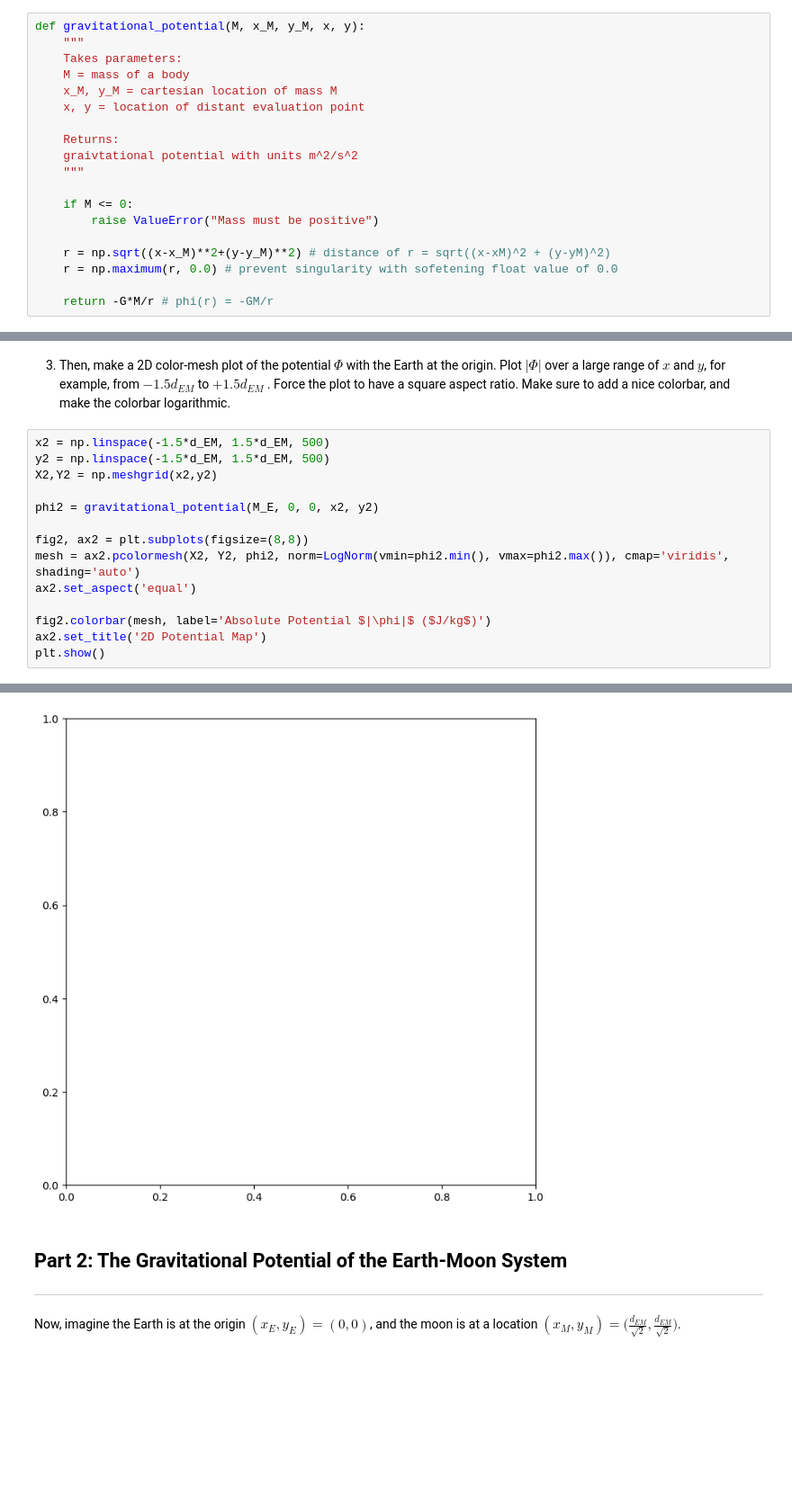
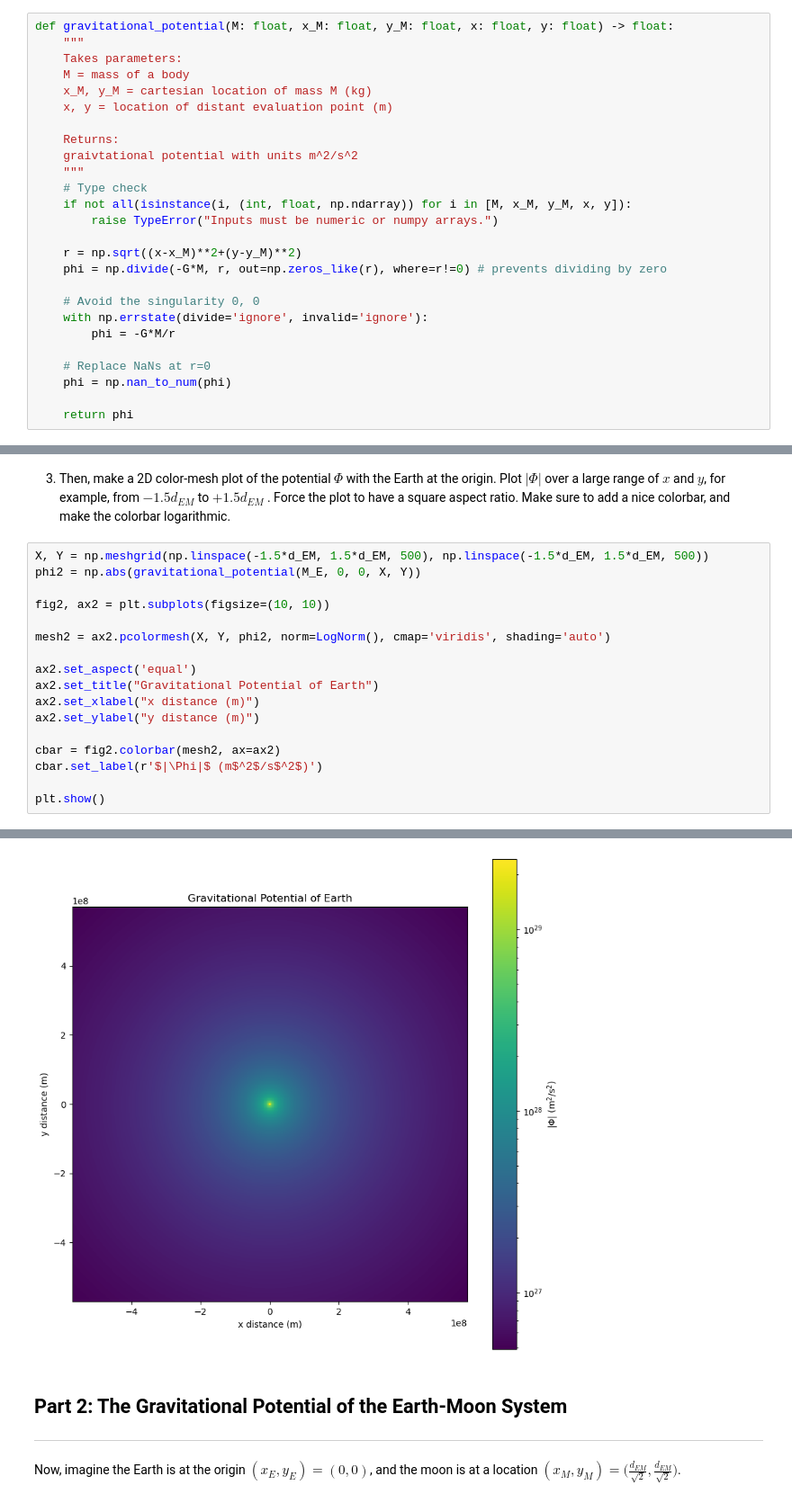
Before and after one commit to tliou1/PHYS265-spring26, a Jupyter notebook: Lab1/lab1.ipynb, the cells around one changed output, grey strips where cells are left out. Shown at 90% size. Cells and saved outputs as stored; diff of their text form; blank space fills up the shorter version.

```diff
--- a/Lab1/lab1.ipynb
+++ b/Lab1/lab1.ipynb
@@ -71,24 +79,31 @@ a point particle, but in which case, be careful! For in that approximation, the
 contains a singularity. In our function, use all modern best practices for coding.
 E.g. type hints, type checks, pre and post conditions, doc strings, etc.
 # %%
-def gravitational_potential(M, x_M, y_M, x, y):
+def gravitational_potential(M: float, x_M: float, y_M: float, x: float, y: float) -> float:
     """
     Takes parameters:
     M = mass of a body
-    x_M, y_M = cartesian location of mass M
-    x, y = location of distant evaluation point
+    x_M, y_M = cartesian location of mass M (kg)
+    x, y = location of distant evaluation point (m)
 
     Returns:
     graivtational potential with units m^2/s^2
     """
+    # Type check
+    if not all(isinstance(i, (int, float, np.ndarray)) for i in [M, x_M, y_M, x, y]):
+        raise TypeError("Inputs must be numeric or numpy arrays.")
 
-    if M <= 0:
-        raise ValueError("Mass must be positive")
+    r = np.sqrt((x-x_M)**2+(y-y_M)**2)
+    phi = np.divide(-G*M, r, out=np.zeros_like(r), where=r!=0) # prevents dividing by zero
 
-    r = np.sqrt((x-x_M)**2+(y-y_M)**2) # distance of r = sqrt((x-xM)^2 + (y-yM)^2)
-    r = np.maximum(r, 0.0) # prevent singularity with sofetening float value of 0.0
+    # Avoid the singularity 0, 0
+    with np.errstate(divide='ignore', invalid='ignore'):
+        phi = -G*M/r
 
-    return -G*M/r # phi(r) = -GM/r
+    # Replace NaNs at r=0
+    phi = np.nan_to_num(phi)
+
+    return phi
 # %% [markdown]
 2. Make a 1D plot of the absolute value of the gravitational potential $|\Phi|$ as a function of distance $x$ from the surface of the Earth, assuming $y = 0$.
 Plot out to $1.5\times$ the distance from the Earth to the Moon. Because the potential falls quickly with r, make the y-axis logarithmic to visualize it better.
@@ -110,17 +128,20 @@ plt.show()
 over a large range of $x$ and $y$, for example, from $-1.5d_{EM}$ to $+1.5d_{EM}$ . Force the plot to have
 a square aspect ratio. Make sure to add a nice colorbar, and make the colorbar logarithmic.
 # %%
-x2 = np.linspace(-1.5*d_EM, 1.5*d_EM, 500)
-y2 = np.linspace(-1.5*d_EM, 1.5*d_EM, 500)
-X2,Y2 = np.meshgrid(x2,y2)
+X, Y = np.meshgrid(np.linspace(-1.5*d_EM, 1.5*d_EM, 500), np.linspace(-1.5*d_EM, 1.5*d_EM, 500))
+phi2 = np.abs(gravitational_potential(M_E, 0, 0, X, Y))
 
-phi2 = gravitational_potential(M_E, 0, 0, x2, y2)
+fig2, ax2 = plt.subplots(figsize=(10, 10))
 
-fig2, ax2 = plt.subplots(figsize=(8,8))
-mesh = ax2.pcolormesh(X2, Y2, phi2, norm=LogNorm(vmin=phi2.min(), vmax=phi2.max()), cmap='viridis', shading='auto')
+mesh2 = ax2.pcolormesh(X, Y, phi2, norm=LogNorm(), cmap='viridis', shading='auto')
+
 ax2.set_aspect('equal')
+ax2.set_title("Gravitational Potential of Earth")
+ax2.set_xlabel("x distance (m)")
+ax2.set_ylabel("y distance (m)")
 
-fig2.colorbar(mesh, label='Absolute Potential $|\phi|$ ($J/kg$)')
-ax2.set_title('2D Potential Map')
+cbar = fig2.colorbar(mesh2, ax=ax2)
+cbar.set_label(r'$|\Phi|$ (m$^2$/s$^2$)')
+
 plt.show()
 # %% [output]
@@ -128,4 +148,4 @@ ValueError: not enough values to unpack (expected 2, got 1)
-[figure, old version]
+[figure, new version]
 # %% [markdown]
 ## Part 2: The Gravitational Potential of the Earth-Moon System
 -----
```
Also changed, not shown: parts of 13 cells of this notebook, 1 other file.
